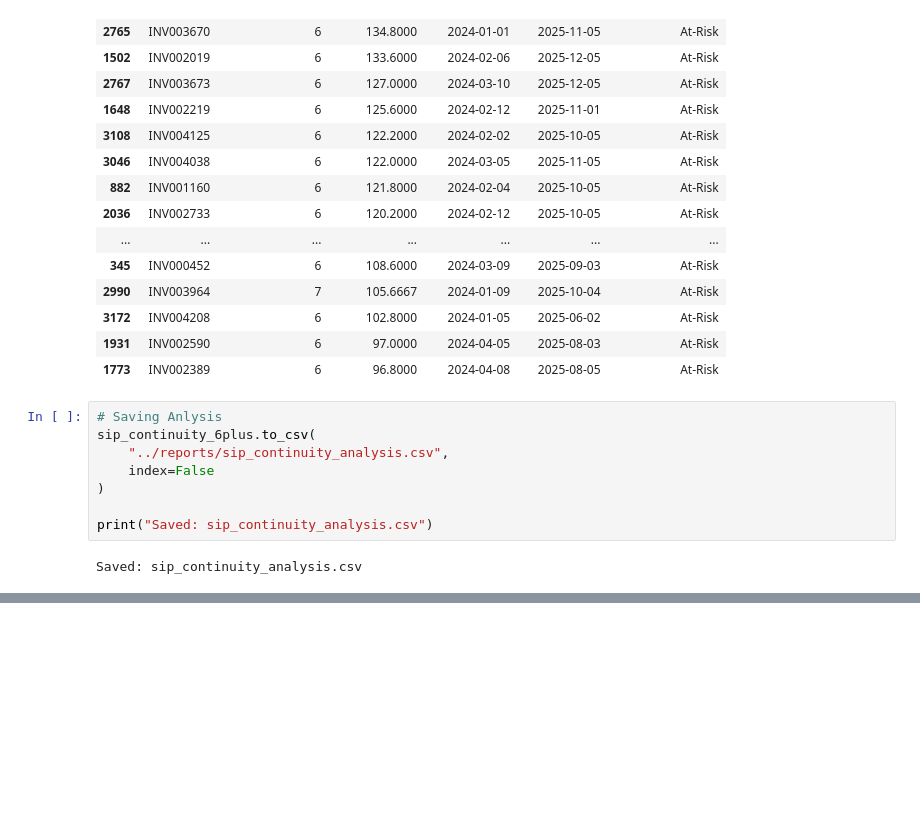
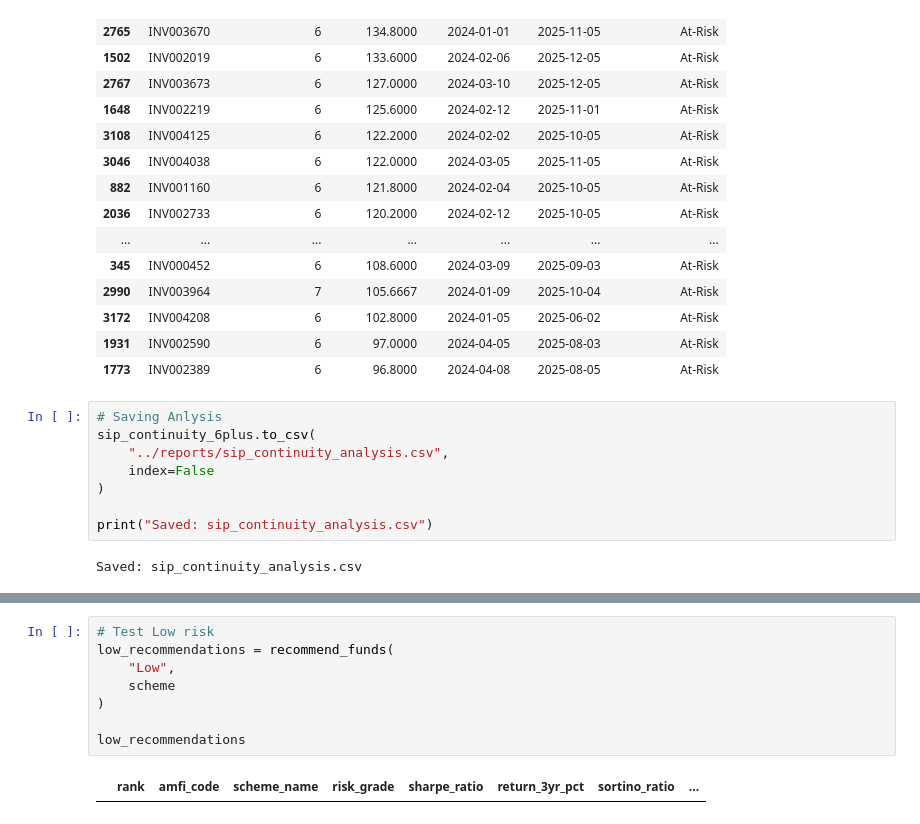
Before and after one commit to VANSHxGIT/CapstoneProject.Mutual_Fund_Analysis, a Jupyter notebook: notebooks/Advanced_Analytics.ipynb, the cells around one changed output, grey strips where cells are left out. Saved outputs shown, nothing was run; the diff lists cells and outputs as text; blank space fills up the shorter version.

Commit message:
recommender.py for Advanced_Analytics notebook deliverable.

```diff
--- a/notebooks/Advanced_Analytics.ipynb
+++ b/notebooks/Advanced_Analytics.ipynb
@@ -970,0 +1037,10 @@ Saved: sip_continuity_analysis.csv
+# %%
+# Test Low risk
+low_recommendations = recommend_funds(
+    "Low",
+    scheme
+)
+
+low_recommendations
+# %% [output]
+|  | rank | amfi_code | scheme_name | risk_grade | sharpe_ratio | return_3yr_pct | sortino_ratio | ... |
```
Also changed, not shown: parts of 7 cells of this notebook.
